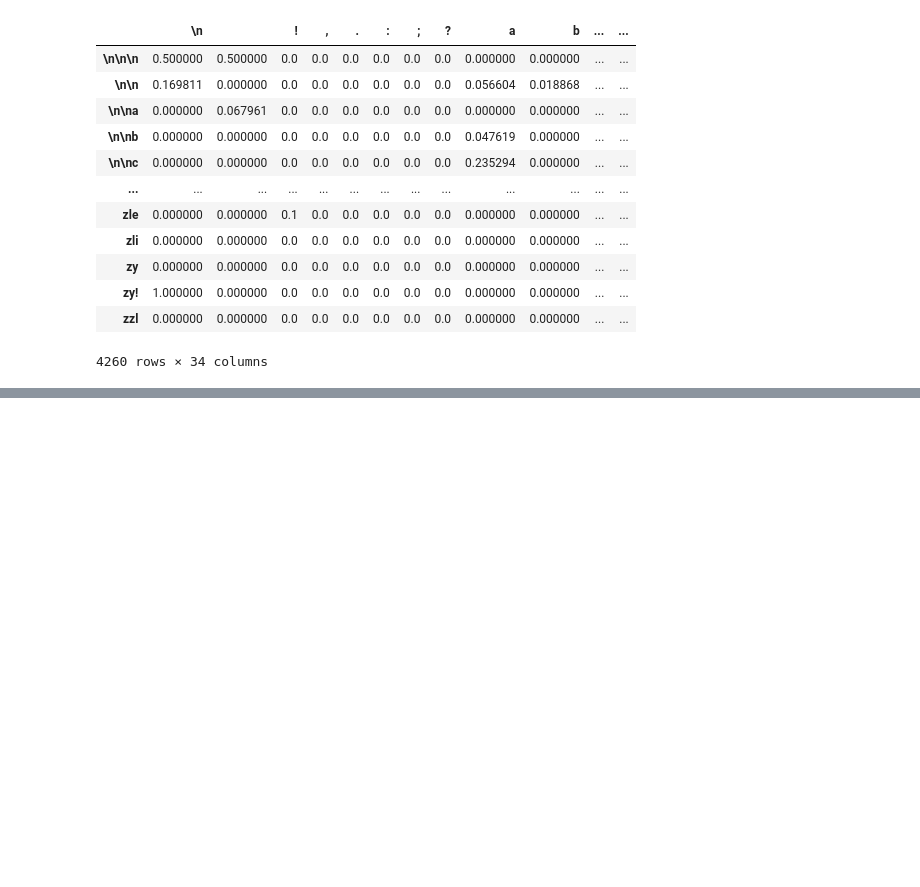
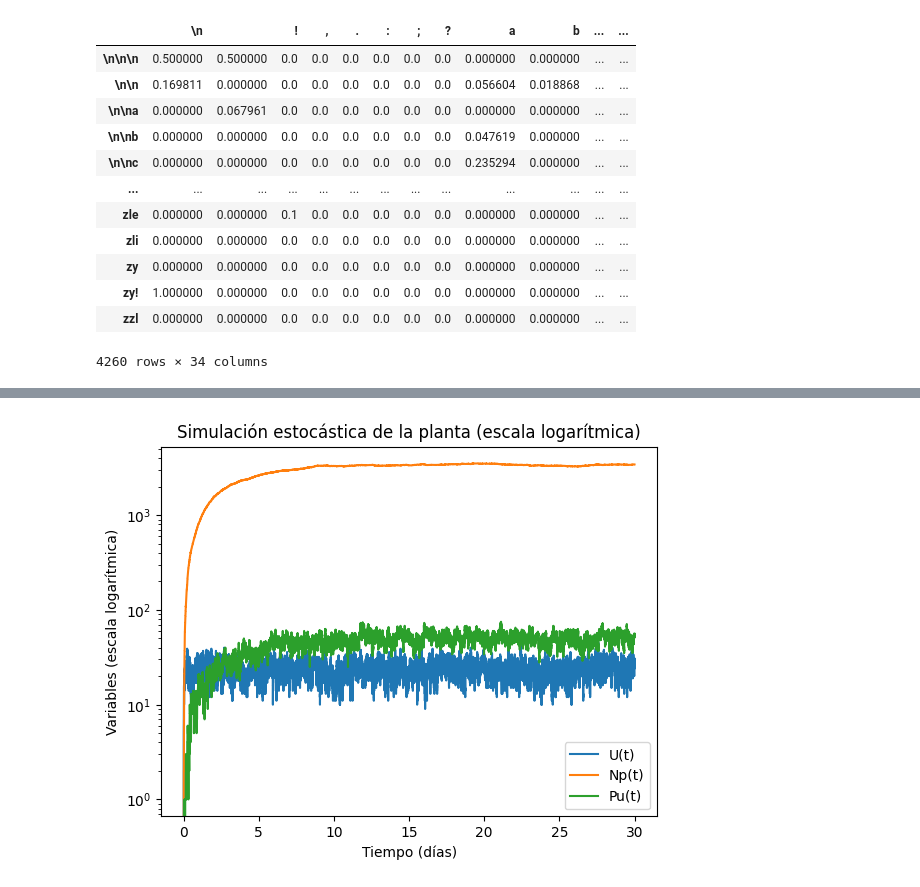
Before and after one commit to EstebanFuentesS/Metodos-Computacionales-2, a Jupyter notebook: Taller5.ipynb, the cells around one changed output, grey strips where cells are left out. Cells and saved outputs as stored; diff of their text form; code cells hidden in the pictures; blank space fills up the shorter version.

```diff
--- a/Taller5.ipynb
+++ b/Taller5.ipynb
@@ -223,0 +386,73 @@ display(P)
+# %%
+# Parámetros del problema
+A = 1000         # Tasa de introducción de U
+B = 20           # Tasa de eliminación de Pu
+
+# Constantes de decaimiento
+t_half_U = 23.4 / 1440  # Vida media de U (en días), 23.4 min = 23.4 / 1440 días
+t_half_Np = 2.36        # Vida media de Np (en días)
+
+lambda_U = np.log(2) / t_half_U  # Tasa de reacción U -> Np
+lambda_Np = np.log(2) / t_half_Np  # Tasa de reacción Np -> Pu
+
+time_limit = 30  # Simulación por 30 días
+
+# Vectores de cambio de estado R
+R = np.array([[1, 0, 0],   # Evento 1: Introducción de U
+              [-1, 1, 0],  # Evento 2: U -> Np
+              [0, -1, 1],  # Evento 3: Np -> Pu
+              [0, 0, -1]]) # Evento 4: Eliminación de Pu
+
+# Condiciones iniciales
+Y = np.array([0, 0, 0])  # [U, Np, Pu] iniciales
+t = 0  # Tiempo inicial
+
+# Historial para graficar
+time_history = [t]
+U_history = [Y[0]]
+Np_history = [Y[1]]
+Pu_history = [Y[2]]
+
+# Simulación estocástica
+while t < time_limit:
+    # Calcular las tasas actuales
+    Tasas = np.array([A, lambda_U * Y[0], lambda_Np * Y[1], B * Y[2]])
+    total_rate = np.sum(Tasas)
+
+    if total_rate == 0:
+        break  # No hay más eventos posibles
+
+    # Tiempo hasta la siguiente reacción
+    tau = np.random.exponential(1 / total_rate)
+
+    # Elegir la reacción según las probabilidades
+    probabilities = Tasas / total_rate
+    reaction = np.random.choice(len(R), p=probabilities)
+
+    # Aplicar la reacción al estado del sistema
+    Y += R[reaction]
+
+    # Asegurarse de que los valores no sean negativos
+    Y = np.maximum(Y, 0)
+
+    # Evolucionar el tiempo
+    t += tau
+
+    # Guardar el estado actual del sistema
+    time_history.append(t)
+    U_history.append(Y[0])
+    Np_history.append(Y[1])
+    Pu_history.append(Y[2])
+
+# Graficar los resultados en escala logarítmica
+plt.plot(time_history, U_history, label='U(t)')
+plt.plot(time_history, Np_history, label='Np(t)')
+plt.plot(time_history, Pu_history, label='Pu(t)')
+plt.yscale('log')
+plt.xlabel('Tiempo (días)')
+plt.ylabel('Variables (escala logarítmica)')
+plt.legend()
+plt.title('Simulación estocástica de la planta (escala logarítmica)')
+plt.show()
+# %% [output]
+[figure, added]
```
Also changed, not shown: parts of 10 cells of this notebook.
